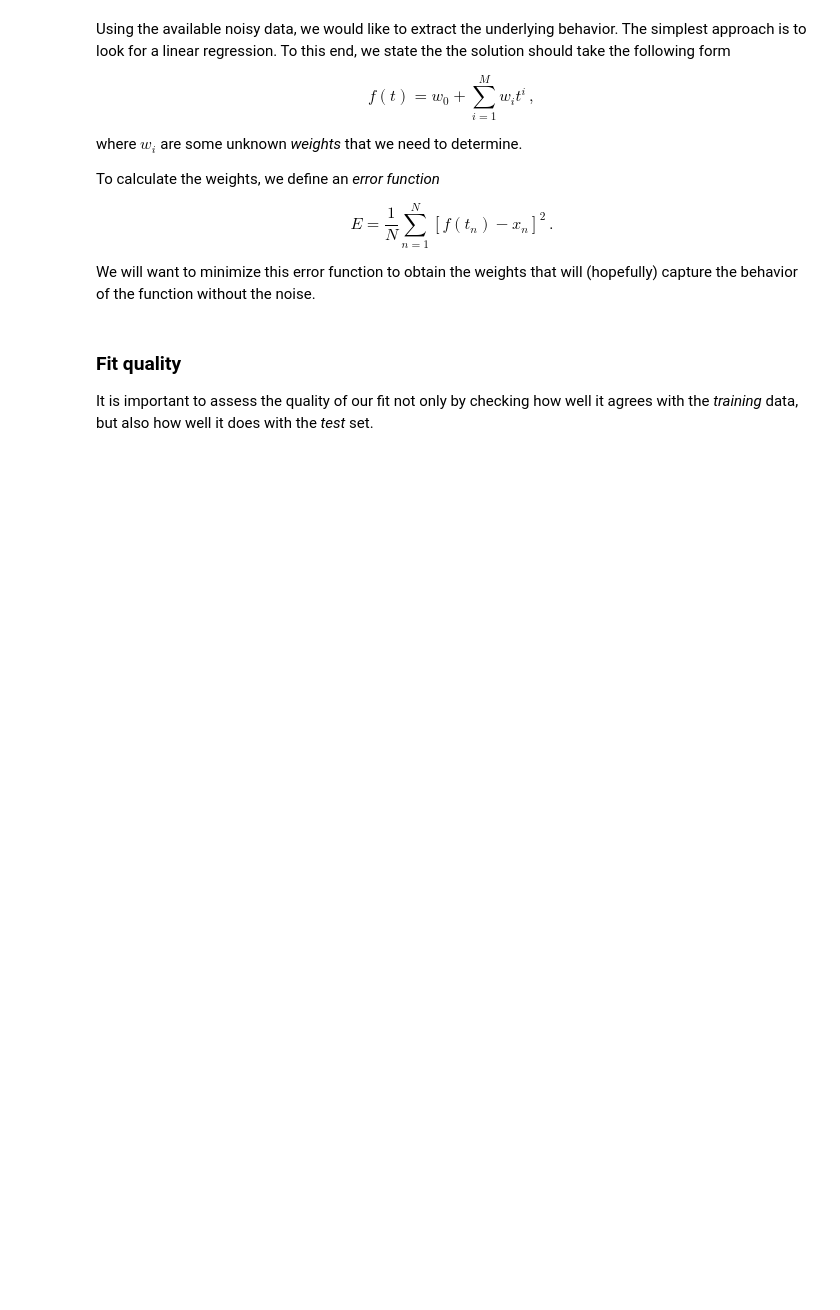
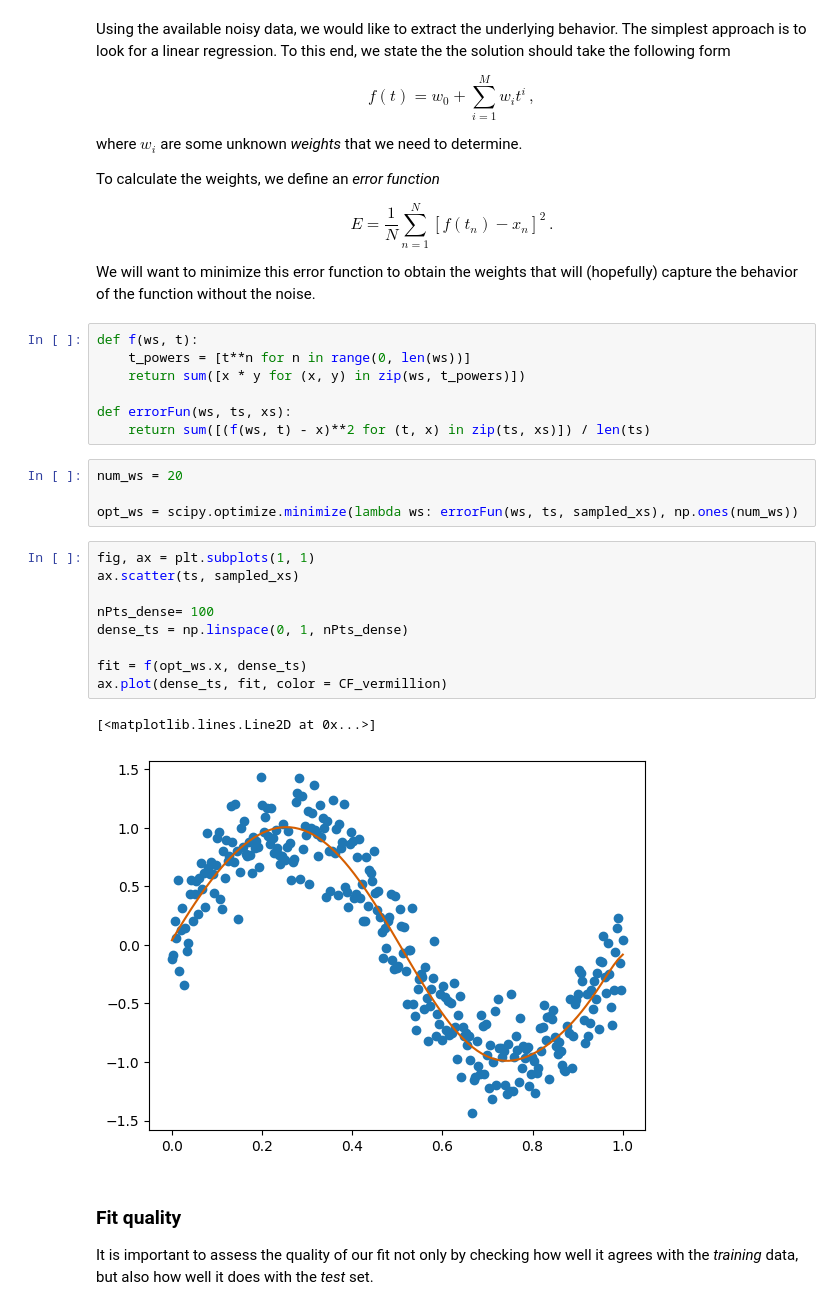
Before and after one commit to vibilanj/cmps, a Jupyter notebook: workshop/W18_Extremization_S.ipynb, the cells around one changed output. Saved outputs shown, nothing was run; the diff lists cells and outputs as text; blank space fills up the shorter version.

```diff
--- a/workshop/W18_Extremization_S.ipynb
+++ b/workshop/W18_Extremization_S.ipynb
@@ -212,6 +225,29 @@ E = \frac{1}{N}\sum_{n=1}^N\left[f\left(t_n\right) - x_n\right]^2\,.
 $$
 
 We will want to minimize this error function to obtain the weights that will (hopefully) capture the behavior of the function without the noise.
+# %%
+def f(ws, t):
+    t_powers = [t**n for n in range(0, len(ws))]
+    return sum([x * y for (x, y) in zip(ws, t_powers)])
+
+def errorFun(ws, ts, xs):
+    return sum([(f(ws, t) - x)**2 for (t, x) in zip(ts, xs)]) / len(ts)
+# %%
+num_ws = 20
+
+opt_ws = scipy.optimize.minimize(lambda ws: errorFun(ws, ts, sampled_xs), np.ones(num_ws))
+# %%
+fig, ax = plt.subplots(1, 1)
+ax.scatter(ts, sampled_xs)
+
+nPts_dense= 100
+dense_ts = np.linspace(0, 1, nPts_dense)
+
+fit = f(opt_ws.x, dense_ts)
+ax.plot(dense_ts, fit, color = CF_vermillion)
+# %% [output]
+[<matplotlib.lines.Line2D at 0x...>]
+[figure, added]
 # %% [markdown]
 ### Fit quality
 
```
Also changed, not shown: parts of 3 cells of this notebook.
